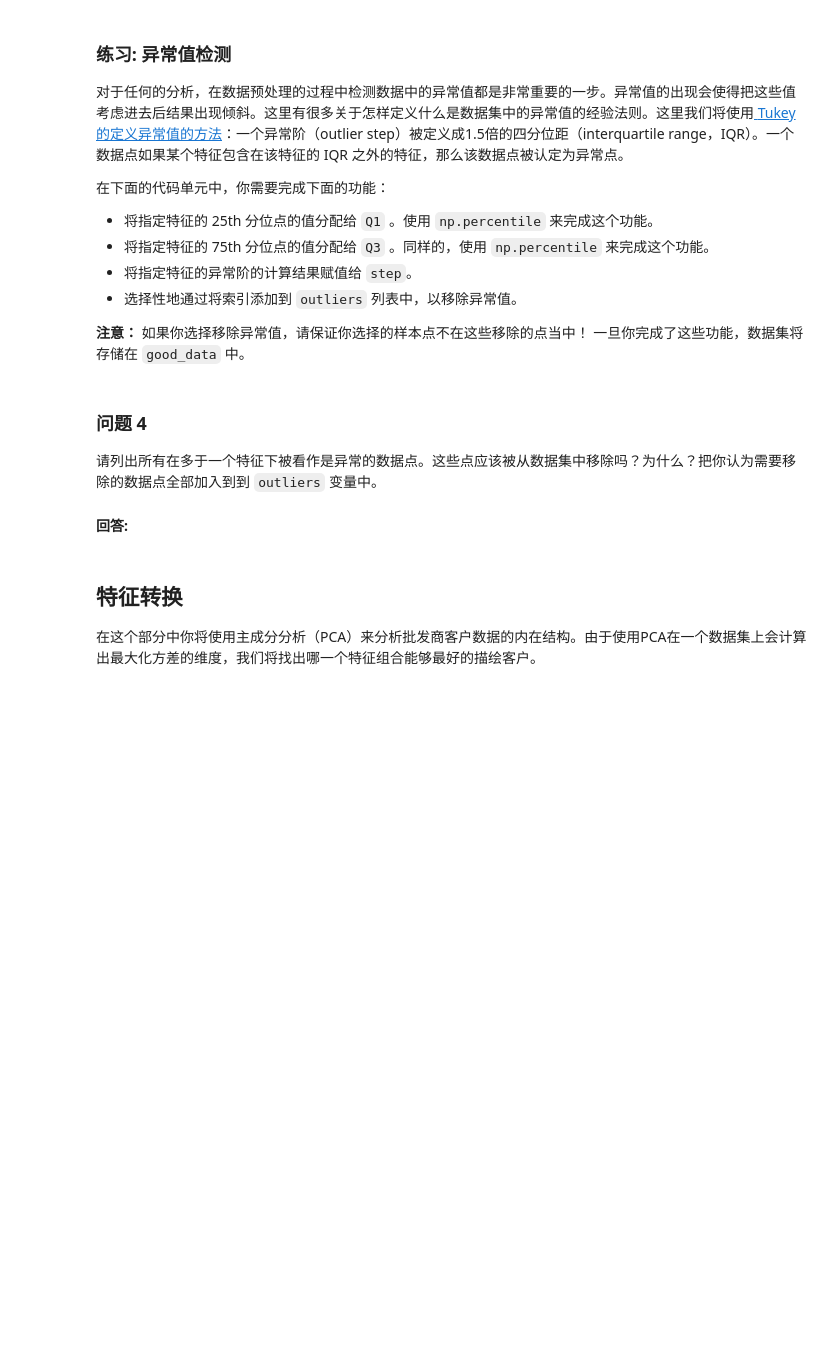
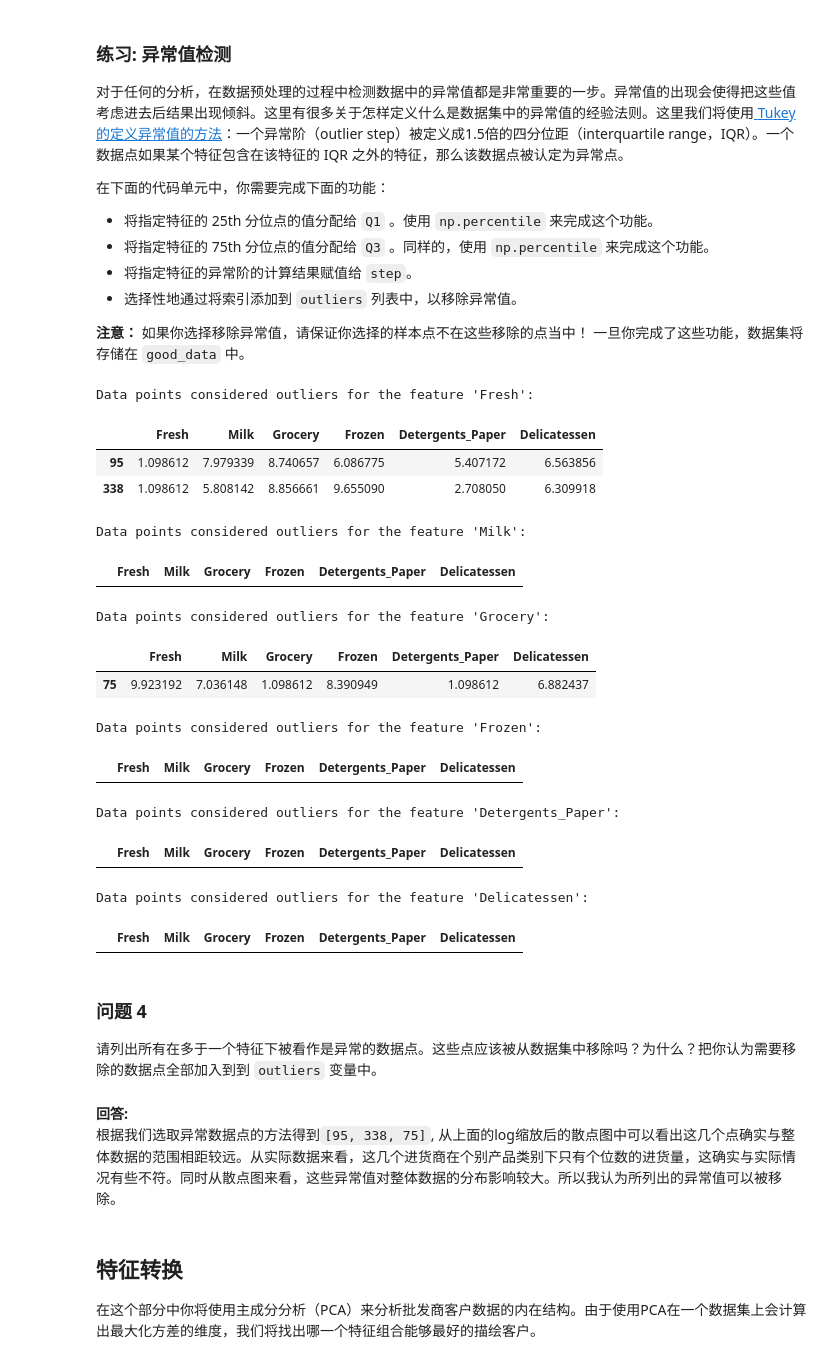
Before and after one commit to magiczjp123/MLND_CN_P3_Customer_Segments, a Jupyter notebook: customer_segments.ipynb, the cells around one changed output. Drawn from its saved outputs; the diff is of its cells as text; code cells hidden in the pictures; blank space fills up the shorter version.

```diff
--- a/customer_segments.ipynb
+++ b/customer_segments.ipynb
@@ -197,30 +197,47 @@ display(log_samples)
 # %%
 # 对于每一个特征，找到值异常高或者是异常低的数据点
 for feature in log_data.keys():
 
     # TODO: 计算给定特征的Q1（数据的25th分位点）
-    Q1 = None
+    Q1 = np.percentile(log_data[feature], 25)
 
     # TODO: 计算给定特征的Q3（数据的75th分位点）
-    Q3 = None
+    Q3 = np.percentile(log_data[feature], 75)
 
     # TODO: 使用四分位范围计算异常阶（1.5倍的四分位距）
-    step = None
+    step = 1.5 * Q3 - Q1
 
     # 显示异常点
     print("Data points considered outliers for the feature '{}':".format(feature))
     display(log_data[~((log_data[feature] >= Q1 - step) & (log_data[feature] <= Q3 + step))])
 
 # TODO(可选): 选择你希望移除的数据点的索引
-outliers  = []
+outliers  = [95, 338, 75]
 
 # 以下代码会移除outliers中索引的数据点, 并储存在good_data中
 good_data = log_data.drop(log_data.index[outliers]).reset_index(drop = True)
+# %% [output]
+Data points considered outliers for the feature 'Fresh':
+|  | Fresh | Milk | Grocery | Frozen | Detergents_Paper | Delicatessen |
+| 95 | 1.098612 | 7.979339 | 8.740657 | 6.086775 | 5.407172 | 6.563856 |
+| 338 | 1.098612 | 5.808142 | 8.856661 | 9.655090 | 2.708050 | 6.309918 |
+Data points considered outliers for the feature 'Milk':
+|  | Fresh | Milk | Grocery | Frozen | Detergents_Paper | Delicatessen |
+Data points considered outliers for the feature 'Grocery':
+|  | Fresh | Milk | Grocery | Frozen | Detergents_Paper | Delicatessen |
+| 75 | 9.923192 | 7.036148 | 1.098612 | 8.390949 | 1.098612 | 6.882437 |
+Data points considered outliers for the feature 'Frozen':
+|  | Fresh | Milk | Grocery | Frozen | Detergents_Paper | Delicatessen |
+Data points considered outliers for the feature 'Detergents_Paper':
+|  | Fresh | Milk | Grocery | Frozen | Detergents_Paper | Delicatessen |
+Data points considered outliers for the feature 'Delicatessen':
+|  | Fresh | Milk | Grocery | Frozen | Detergents_Paper | Delicatessen |
 # %% [markdown]
 ### 问题 4
 请列出所有在多于一个特征下被看作是异常的数据点。这些点应该被从数据集中移除吗？为什么？把你认为需要移除的数据点全部加入到到 `outliers` 变量中。
-# %% [markdown]
-**回答:**
+# %% [markdown]
+**回答:**
+根据我们选取异常数据点的方法得到`[95, 338, 75]`, 从上面的log缩放后的散点图中可以看出这几个点确实与整体数据的范围相距较远。从实际数据来看，这几个进货商在个别产品类别下只有个位数的进货量，这确实与实际情况有些不符。同时从散点图来看，这些异常值对整体数据的分布影响较大。所以我认为所列出的异常值可以被移除。
 # %% [markdown]
 ## 特征转换
 在这个部分中你将使用主成分分析（PCA）来分析批发商客户数据的内在结构。由于使用PCA在一个数据集上会计算出最大化方差的维度，我们将找出哪一个特征组合能够最好的描绘客户。
```
Also changed, not shown: parts of 2 cells of this notebook.
